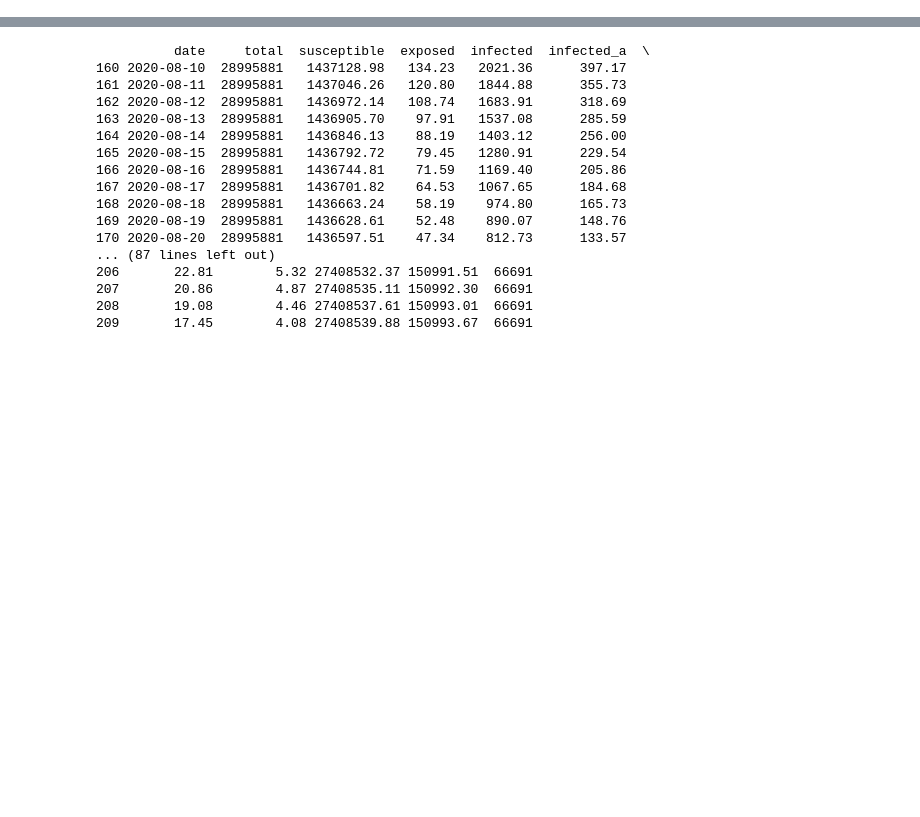
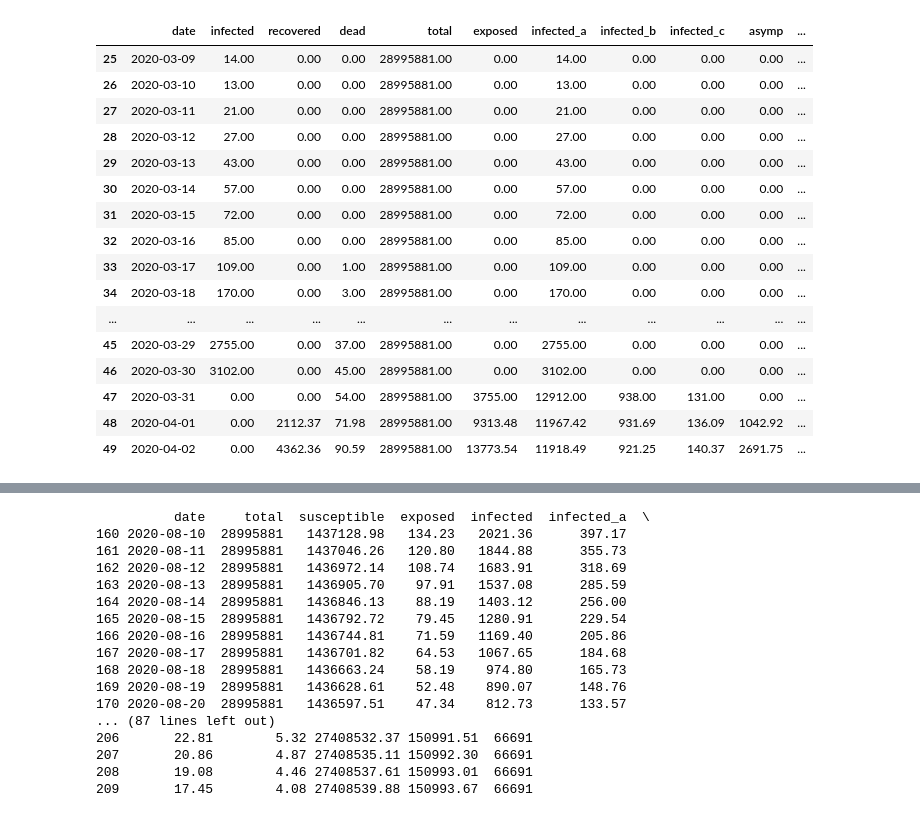
Before and after one commit to thoo/covid-data-model, a Jupyter notebook: seird_notebook_runtime.ipynb, the cells around one changed output, grey strips where cells are left out. Drawn from its saved outputs; the diff is of its cells as text; code cells hidden in the pictures; blank space fills up the shorter version.

Commit message:
asymp now flowing through the TimeseriesModel

```diff
--- a/seird_notebook_runtime.ipynb
+++ b/seird_notebook_runtime.ipynb
@@ -147,0 +152,20 @@ def plot_df(df, cols):
+# %%
+df.iloc[25:].head(25)
+# %% [output]
+|  | date | infected | recovered | dead | total | exposed | infected_a | infected_b | infected_c | asymp | ... |
+| 25 | 2020-03-09 | 14.00 | 0.00 | 0.00 | 28995881.00 | 0.00 | 14.00 | 0.00 | 0.00 | 0.00 | ... |
+| 26 | 2020-03-10 | 13.00 | 0.00 | 0.00 | 28995881.00 | 0.00 | 13.00 | 0.00 | 0.00 | 0.00 | ... |
+| 27 | 2020-03-11 | 21.00 | 0.00 | 0.00 | 28995881.00 | 0.00 | 21.00 | 0.00 | 0.00 | 0.00 | ... |
+| 28 | 2020-03-12 | 27.00 | 0.00 | 0.00 | 28995881.00 | 0.00 | 27.00 | 0.00 | 0.00 | 0.00 | ... |
+| 29 | 2020-03-13 | 43.00 | 0.00 | 0.00 | 28995881.00 | 0.00 | 43.00 | 0.00 | 0.00 | 0.00 | ... |
+| 30 | 2020-03-14 | 57.00 | 0.00 | 0.00 | 28995881.00 | 0.00 | 57.00 | 0.00 | 0.00 | 0.00 | ... |
+| 31 | 2020-03-15 | 72.00 | 0.00 | 0.00 | 28995881.00 | 0.00 | 72.00 | 0.00 | 0.00 | 0.00 | ... |
+| 32 | 2020-03-16 | 85.00 | 0.00 | 0.00 | 28995881.00 | 0.00 | 85.00 | 0.00 | 0.00 | 0.00 | ... |
+| 33 | 2020-03-17 | 109.00 | 0.00 | 1.00 | 28995881.00 | 0.00 | 109.00 | 0.00 | 0.00 | 0.00 | ... |
+| 34 | 2020-03-18 | 170.00 | 0.00 | 3.00 | 28995881.00 | 0.00 | 170.00 | 0.00 | 0.00 | 0.00 | ... |
+| ... | ... | ... | ... | ... | ... | ... | ... | ... | ... | ... | ... |
+| 45 | 2020-03-29 | 2755.00 | 0.00 | 37.00 | 28995881.00 | 0.00 | 2755.00 | 0.00 | 0.00 | 0.00 | ... |
+| 46 | 2020-03-30 | 3102.00 | 0.00 | 45.00 | 28995881.00 | 0.00 | 3102.00 | 0.00 | 0.00 | 0.00 | ... |
+| 47 | 2020-03-31 | 0.00 | 0.00 | 54.00 | 28995881.00 | 3755.00 | 12912.00 | 938.00 | 131.00 | 0.00 | ... |
+| 48 | 2020-04-01 | 0.00 | 2112.37 | 71.98 | 28995881.00 | 9313.48 | 11967.42 | 931.69 | 136.09 | 1042.92 | ... |
+| 49 | 2020-04-02 | 0.00 | 4362.36 | 90.59 | 28995881.00 | 13773.54 | 11918.49 | 921.25 | 140.37 | 2691.75 | ... |
```
Also changed, not shown: parts of 8 cells of this notebook, 2 other files.
